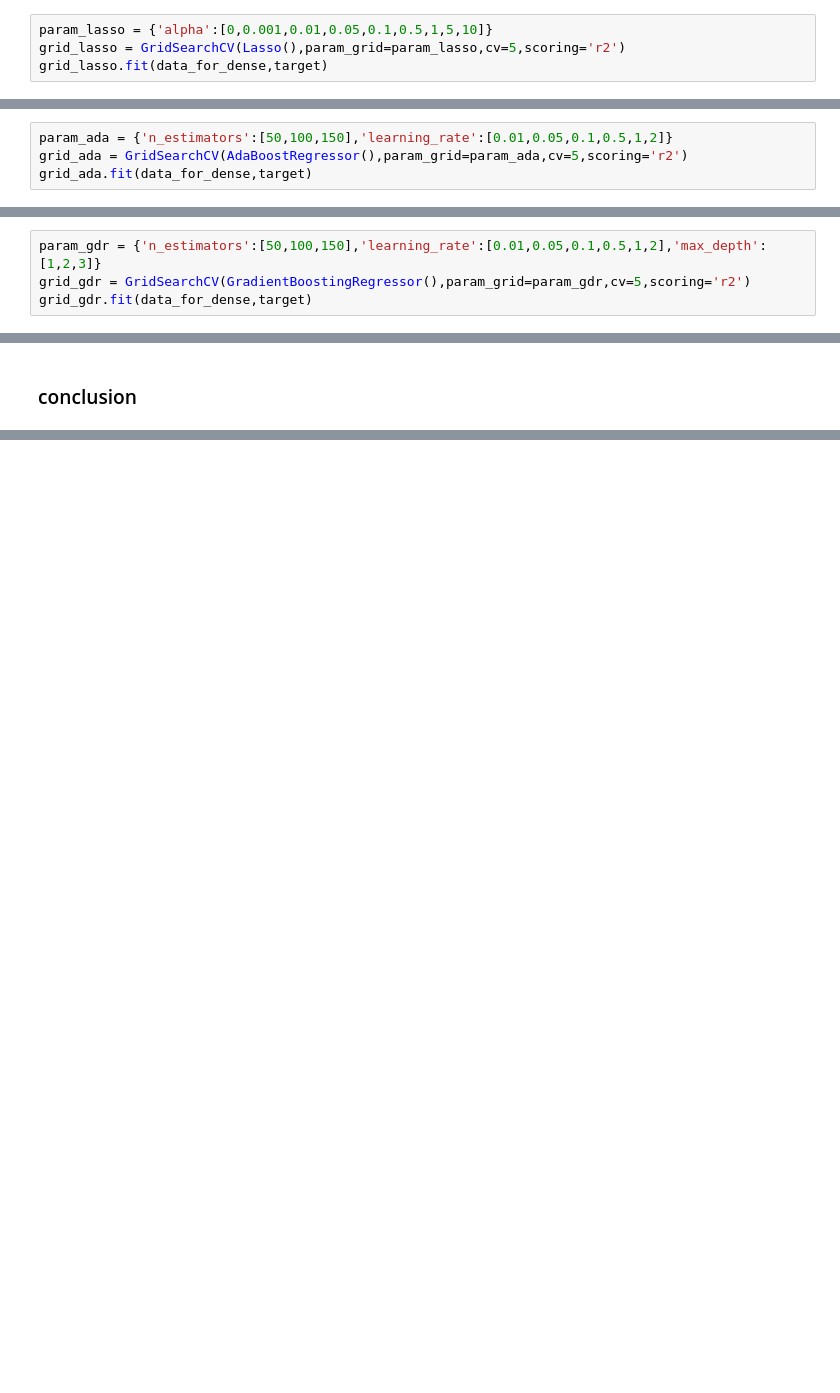
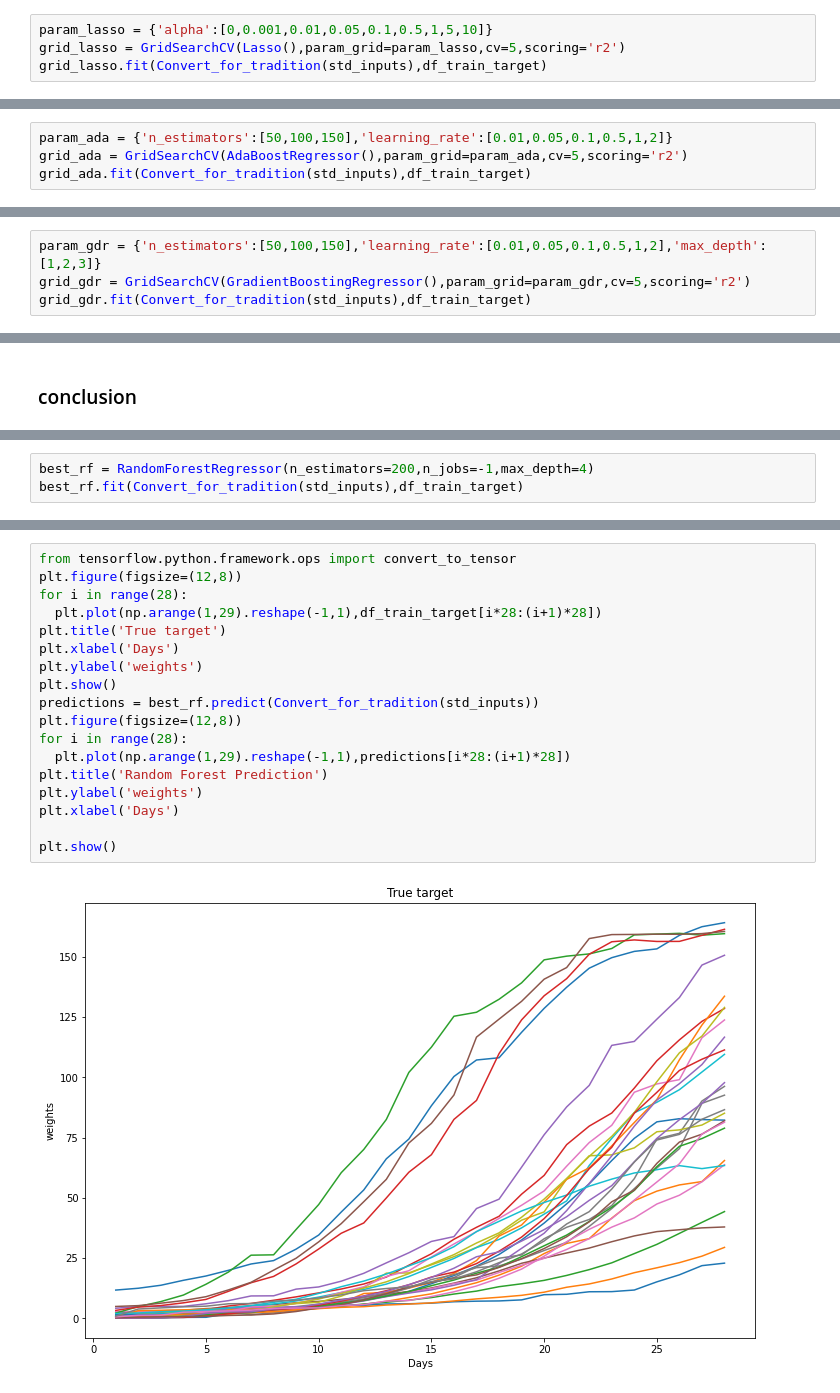
Before and after one commit to Seoutech-ML-teamproject/Lettuce, a Jupyter notebook: main.ipynb, the cells around one changed output, grey strips where cells are left out. Cells and saved outputs as stored; diff of their text form; blank space fills up the shorter version.

```diff
--- a/main.ipynb
+++ b/main.ipynb
@@ -119,10 +171,10 @@ grid_rf.fit(data_for_dense,target)
 # %%
 param_lasso = {'alpha':[0,0.001,0.01,0.05,0.1,0.5,1,5,10]}
 grid_lasso = GridSearchCV(Lasso(),param_grid=param_lasso,cv=5,scoring='r2')
-grid_lasso.fit(data_for_dense,target)
+grid_lasso.fit(Convert_for_tradition(std_inputs),df_train_target)
 # %% [markdown]
 <h3>AdaBoost</h3>
 # %%
 param_ada = {'n_estimators':[50,100,150],'learning_rate':[0.01,0.05,0.1,0.5,1,2]}
 grid_ada = GridSearchCV(AdaBoostRegressor(),param_grid=param_ada,cv=5,scoring='r2')
-grid_ada.fit(data_for_dense,target)
+grid_ada.fit(Convert_for_tradition(std_inputs),df_train_target)
@@ -133,4 +183,4 @@ grid_ada.fit(data_for_dense,target)
 # %%
 param_gdr = {'n_estimators':[50,100,150],'learning_rate':[0.01,0.05,0.1,0.5,1,2],'max_depth':[1,2,3]}
 grid_gdr = GridSearchCV(GradientBoostingRegressor(),param_grid=param_gdr,cv=5,scoring='r2')
-grid_gdr.fit(data_for_dense,target)
+grid_gdr.fit(Convert_for_tradition(std_inputs),df_train_target)
@@ -166,0 +223,3 @@ best_estimator: GradientBoostingRegressor(learning_rate=0.05, max_depth=2)
+# %%
+best_rf = RandomForestRegressor(n_estimators=200,n_jobs=-1,max_depth=4)
+best_rf.fit(Convert_for_tradition(std_inputs),df_train_target)
@@ -166,0 +228,20 @@ best_estimator: GradientBoostingRegressor(learning_rate=0.05, max_depth=2)
+# %%
+from tensorflow.python.framework.ops import convert_to_tensor
+plt.figure(figsize=(12,8))
+for i in range(28):
+  plt.plot(np.arange(1,29).reshape(-1,1),df_train_target[i*28:(i+1)*28])
+plt.title('True target')
+plt.xlabel('Days')
+plt.ylabel('weights')
+plt.show()
+predictions = best_rf.predict(Convert_for_tradition(std_inputs))
+plt.figure(figsize=(12,8))
+for i in range(28):
+  plt.plot(np.arange(1,29).reshape(-1,1),predictions[i*28:(i+1)*28])
+plt.title('Random Forest Prediction')
+plt.ylabel('weights')
+plt.xlabel('Days')
+
+plt.show()
+# %% [output]
+[figure, added]
```
Also changed, not shown: parts of 30 cells of this notebook, 1 other file.
